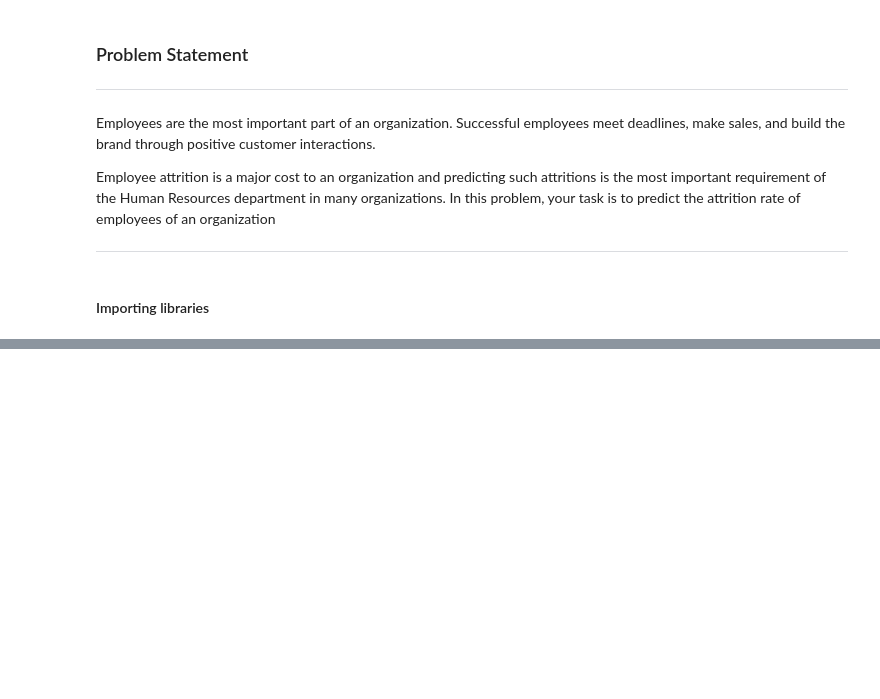
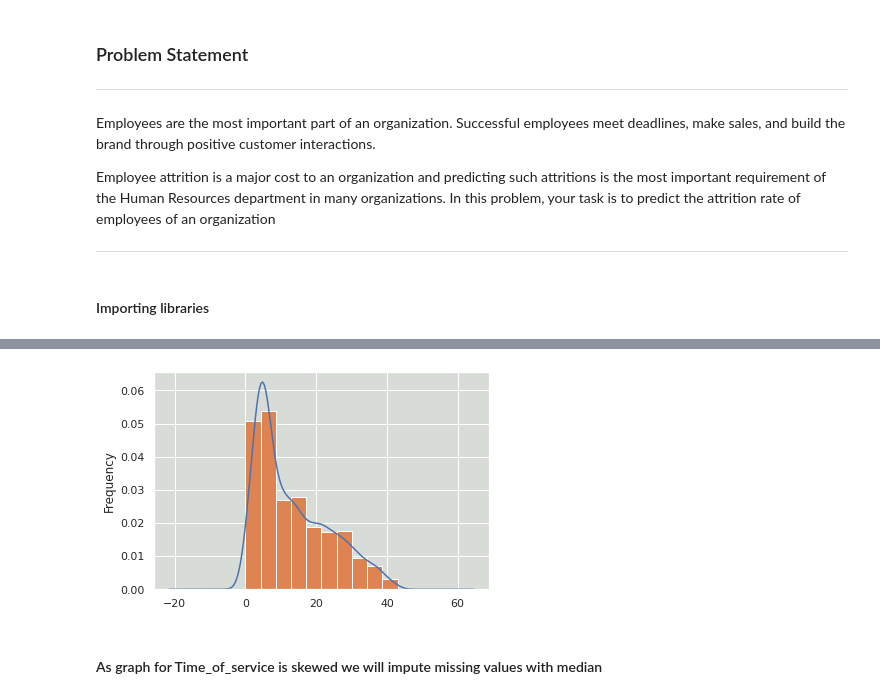
Before and after one commit to samacker77/Are-you-leaving, a Jupyter notebook: notebook.ipynb, the cells around one changed output, grey strips where cells are left out. Saved outputs shown, nothing was run; the diff lists cells and outputs as text; code cells hidden in the pictures; blank space fills up the shorter version.

```diff
--- a/notebook.ipynb
+++ b/notebook.ipynb
@@ -40,0 +133,9 @@ test_df.head()
+# %%
+fig, ax = plt.subplots()
+train_data['Time_of_service'].plot.kde(ax=ax, legend=False)
+train_data['Time_of_service'].plot.hist(density=True, ax=ax)
+ax.set_facecolor('#d8dcd6')
+# %% [output]
+[figure, added]
+# %% [markdown]
+#### As graph for Time_of_service is skewed we will impute missing values with median
```
Also changed, not shown: parts of 103 cells of this notebook, 2 other files.
